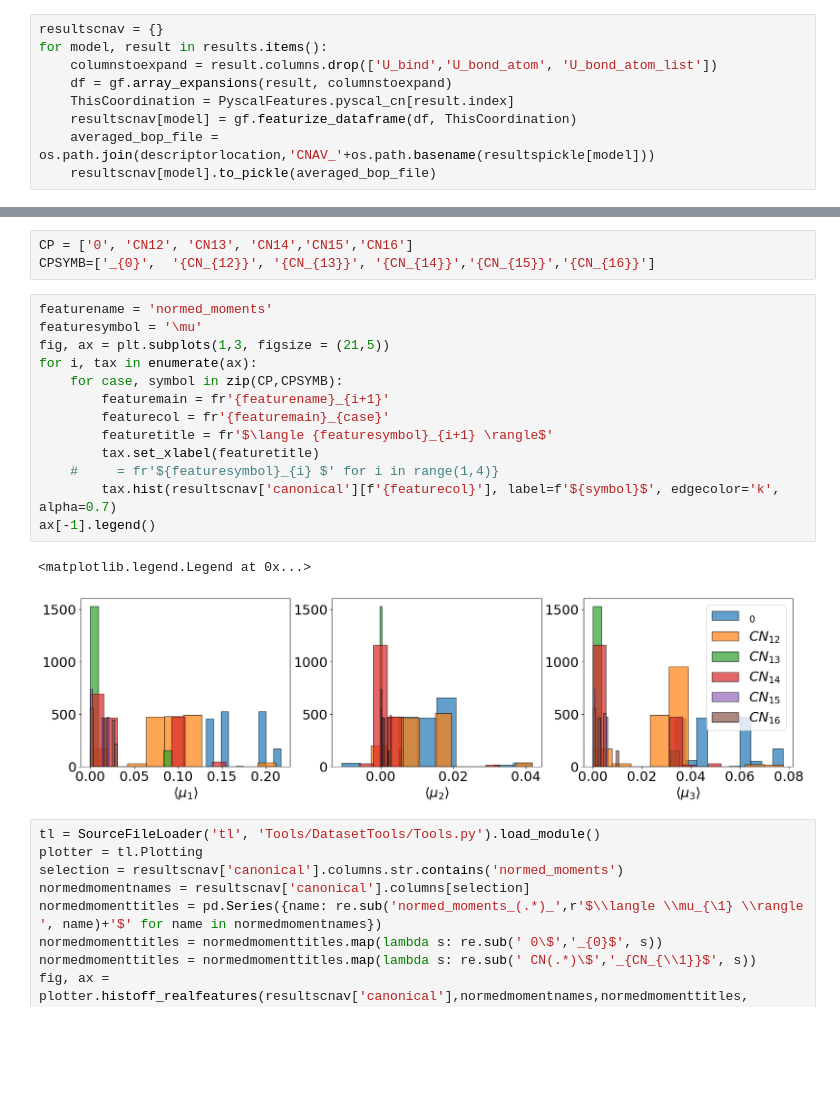
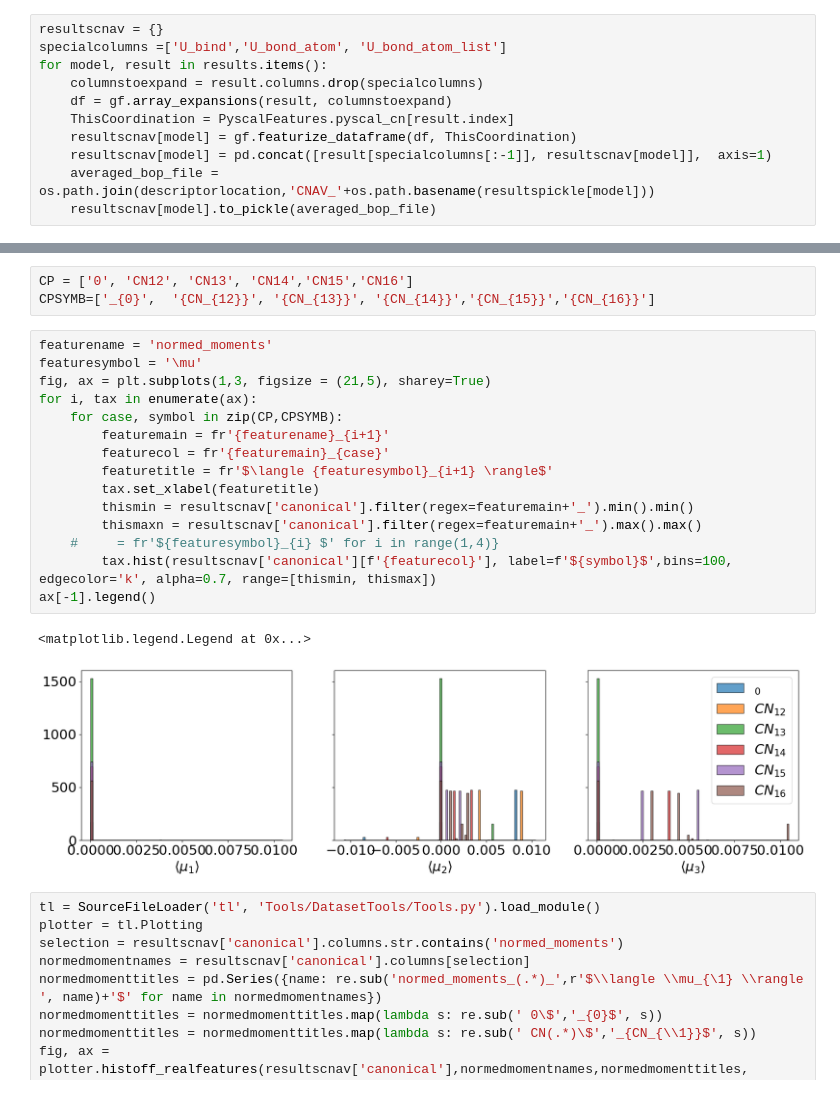
Before and after one commit to AIIMProject/MLFeMoTCPs, a Jupyter notebook: 05_ComputeBOPFeatures.ipynb, the cells around one changed output, grey strips where cells are left out. Drawn from its saved outputs; the diff is of its cells as text; blank space fills up the shorter version.

Commit message:
compute bop and concatenate ubind

```diff
--- a/05_ComputeBOPFeatures.ipynb
+++ b/05_ComputeBOPFeatures.ipynb
@@ -150,9 +152,11 @@ gf = SourceFileLoader('gf', 'Tools/DatasetTools/GeneralFeaturizer.py').load_modu
 # %%
 resultscnav = {}
+specialcolumns =['U_bind','U_bond_atom', 'U_bond_atom_list']
 for model, result in results.items():
-    columnstoexpand = result.columns.drop(['U_bind','U_bond_atom', 'U_bond_atom_list'])
+    columnstoexpand = result.columns.drop(specialcolumns)
     df = gf.array_expansions(result, columnstoexpand)
     ThisCoordination = PyscalFeatures.pyscal_cn[result.index]
     resultscnav[model] = gf.featurize_dataframe(df, ThisCoordination)
+    resultscnav[model] = pd.concat([result[specialcolumns[:-1]], resultscnav[model]],  axis=1)
     averaged_bop_file = os.path.join(descriptorlocation,'CNAV_'+os.path.basename(resultspickle[model]))
     resultscnav[model].to_pickle(averaged_bop_file)
@@ -201,19 +233,21 @@ CPSYMB=['_{0}',  '{CN_{12}}', '{CN_{13}}', '{CN_{14}}','{CN_{15}}','{CN_{16}}']
 # %%
 featurename = 'normed_moments'
 featuresymbol = '\mu'
-fig, ax = plt.subplots(1,3, figsize = (21,5))
+fig, ax = plt.subplots(1,3, figsize = (21,5), sharey=True)
 for i, tax in enumerate(ax):
     for case, symbol in zip(CP,CPSYMB):
         featuremain = fr'{featurename}_{i+1}'
         featurecol = fr'{featuremain}_{case}'
         featuretitle = fr'$\langle {featuresymbol}_{i+1} \rangle$'
         tax.set_xlabel(featuretitle)
+        thismin = resultscnav['canonical'].filter(regex=featuremain+'_').min().min()
+        thismaxn = resultscnav['canonical'].filter(regex=featuremain+'_').max().max()
     #     = fr'${featuresymbol}_{i} $' for i in range(1,4)}
-        tax.hist(resultscnav['canonical'][f'{featurecol}'], label=f'${symbol}$', edgecolor='k', alpha=0.7)
+        tax.hist(resultscnav['canonical'][f'{featurecol}'], label=f'${symbol}$',bins=100, edgecolor='k', alpha=0.7, range=[thismin, thismax])
 ax[-1].legend()
 # %% [output]
 <matplotlib.legend.Legend at 0x...>
-[figure, old version]
+[figure, new version]
 # %%
 tl = SourceFileLoader('tl', 'Tools/DatasetTools/Tools.py').load_module()
 plotter = tl.Plotting
```
Also changed, not shown: parts of 8 cells of this notebook.
